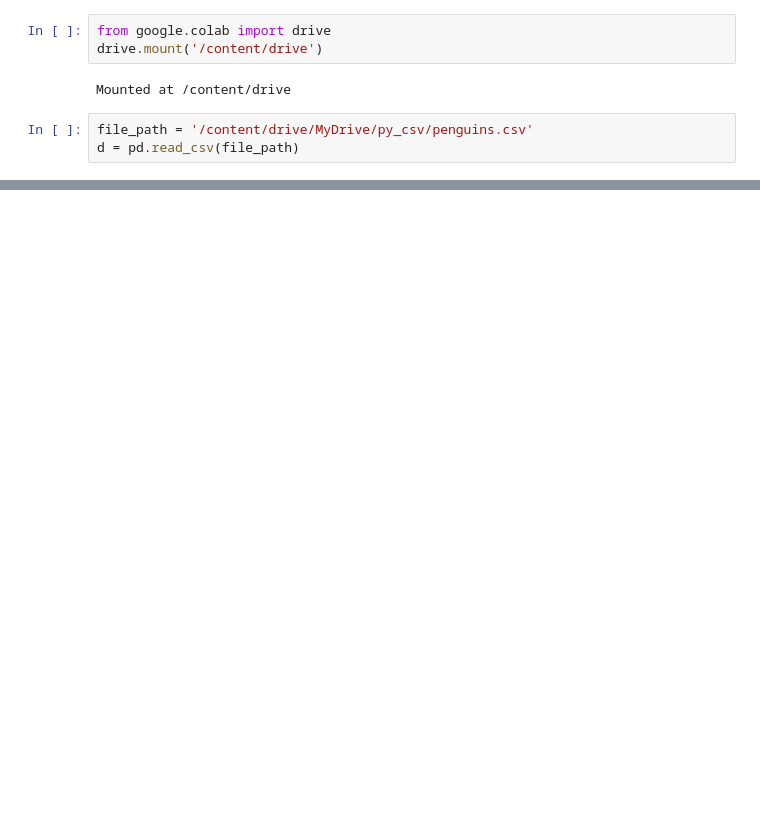
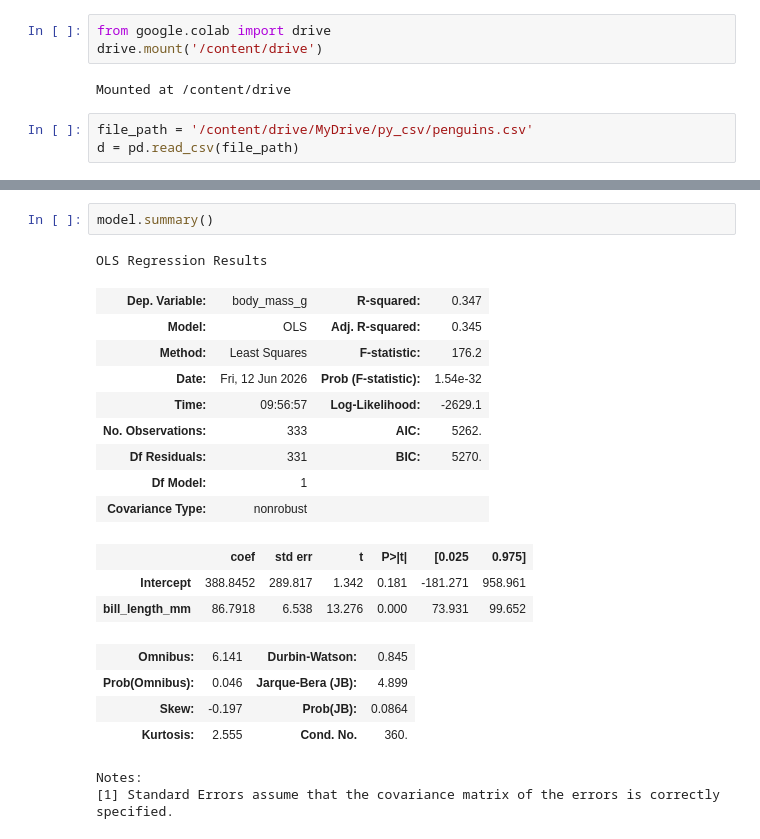
Before and after one commit to fotomain/aigoogle3-results, a Jupyter notebook: AiGoogl3_REGRESSION_PENGUINS.ipynb, the cells around one changed output, grey strips where cells are left out. Cells and saved outputs as stored; diff of their text form; blank space fills up the shorter version.

```diff
--- a/AiGoogl3_REGRESSION_PENGUINS.ipynb
+++ b/AiGoogl3_REGRESSION_PENGUINS.ipynb
@@ -27,0 +45,22 @@ d.head()
+# %%
+model.summary()
+# %% [output]
+OLS Regression Results
+| Dep. Variable: | body_mass_g | R-squared: | 0.347 |
+| Model: | OLS | Adj. R-squared: | 0.345 |
+| Method: | Least Squares | F-statistic: | 176.2 |
+| Date: | Fri, 12 Jun 2026 | Prob (F-statistic): | 1.54e-32 |
+| Time: | 09:56:57 | Log-Likelihood: | -2629.1 |
+| No. Observations: | 333 | AIC: | 5262. |
+| Df Residuals: | 331 | BIC: | 5270. |
+| Df Model: | 1 |  |  |
+| Covariance Type: | nonrobust |  |  |
+|  | coef | std err | t | P>|t| | [0.025 | 0.975] |
+| Intercept | 388.8452 | 289.817 | 1.342 | 0.181 | -181.271 | 958.961 |
+| bill_length_mm | 86.7918 | 6.538 | 13.276 | 0.000 | 73.931 | 99.652 |
+| Omnibus: | 6.141 | Durbin-Watson: | 0.845 |
+| Prob(Omnibus): | 0.046 | Jarque-Bera (JB): | 4.899 |
+| Skew: | -0.197 | Prob(JB): | 0.0864 |
+| Kurtosis: | 2.555 | Cond. No. | 360. |
+Notes:
+[1] Standard Errors assume that the covariance matrix of the errors is correctly specified.
```
Also changed, not shown: parts of 8 cells of this notebook.
